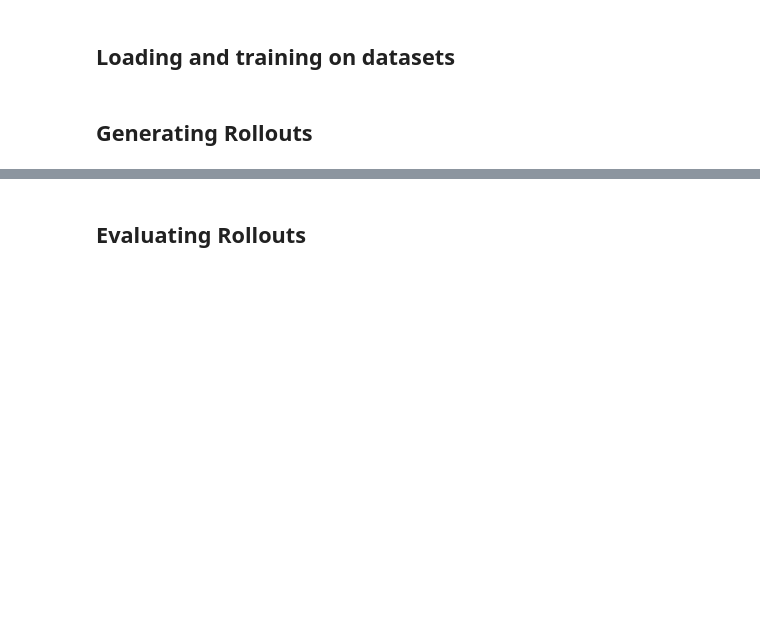
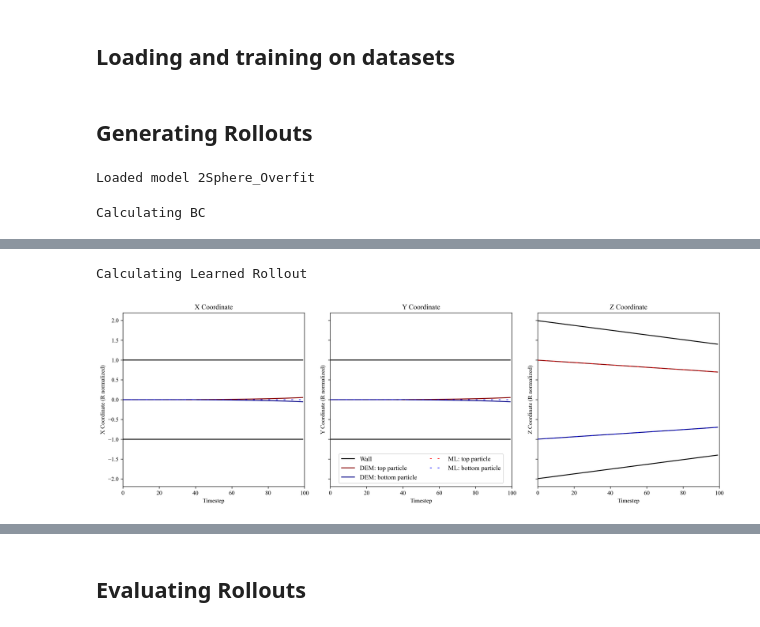
Before and after one commit to MaxGeraedts/DEM-GNN, a Jupyter notebook: Main.ipynb, the cells around one changed output, grey strips where cells are left out. Cells and saved outputs as stored; diff of their text form; code cells hidden in the pictures; blank space fills up the shorter version.

```diff
--- a/Main.ipynb
+++ b/Main.ipynb
@@ -64,25 +61,26 @@ from Encoding import SaveRolloutAsJSON
 from Evaluation import ParticlesOutsideBoundary
 from HeteroML import GetHeteroModel,LearnedSimulatorHetero, CartesianHetero,DistanceHetero, NormalizeHeteroData
 
-dataset_name="N400_Mono"
+dataset_name="2Sphere"
 model_ident = "Overfit"
 
 #model = GetModel(dataset_name,model_ident)[0]
 model = GetHeteroModel(dataset_name,model_ident)[0]
 model.bundle_size = 1
 AggregatedArgs = MaskTestData(dataset_name,"train")
+# %% [output]
+Loaded model 2Sphere_Overfit
 # %%
 scale_name = f"{dataset_name}_Hetero"
 #transform = T.Compose([T.Cartesian(False),T.Distance(norm=False,cat=True),NormalizeData(dataset_name,scale_name)])
 transform = T.Compose([T.ToUndirected(),CartesianHetero(False),DistanceHetero(),NormalizeHeteroData(dataset_name,scale_name,edge_only=False)])
-Simulation = LearnedSimulatorHetero(model, scale_function = Rescale(dataset_name,scale_name),transform = transform)
+Simulation = LearnedSimulatorHetero(model, scale_function = Rescale(dataset_name,scale_name),transform = transform,device='cuda')
 
 if dataset_name == '2Sphere': plot=True
-plot=False
 
 if plot==True: fig, axs = plt.subplots(1,3,sharey=True,figsize=(15,5))
-for sample_idx in trange(1):
-    Simulation.Rollout(*AggregatedArgs,sample_idx,show_tqdm=False)
+for sample_idx in range(1):
+    Simulation.Rollout(*AggregatedArgs,sample_idx,show_tqdm=True)
     if plot==True: PlotXYZ(Simulation,t_max=100, normalize=True,axs=axs)
 
 if plot==True:
@@ -90,3 +88,5 @@ if plot==True:
     fig.tight_layout()
     SaveRolloutAsJSON(Simulation.ML_rollout,dataset_name,model_ident,sample_idx)
     #print(f"Maximum Particles outside boundaries: {np.max(ParticlesOutsideBoundary(Simulation.ML_rollout,Simulation.BC_rollout)).astype(int)}")
+# %% [output]
+Calculating BC
@@ -92,0 +94,2 @@ if plot==True:
+Calculating Learned Rollout
+[figure, added]
```
Also changed, not shown: parts of 6 cells of this notebook.
